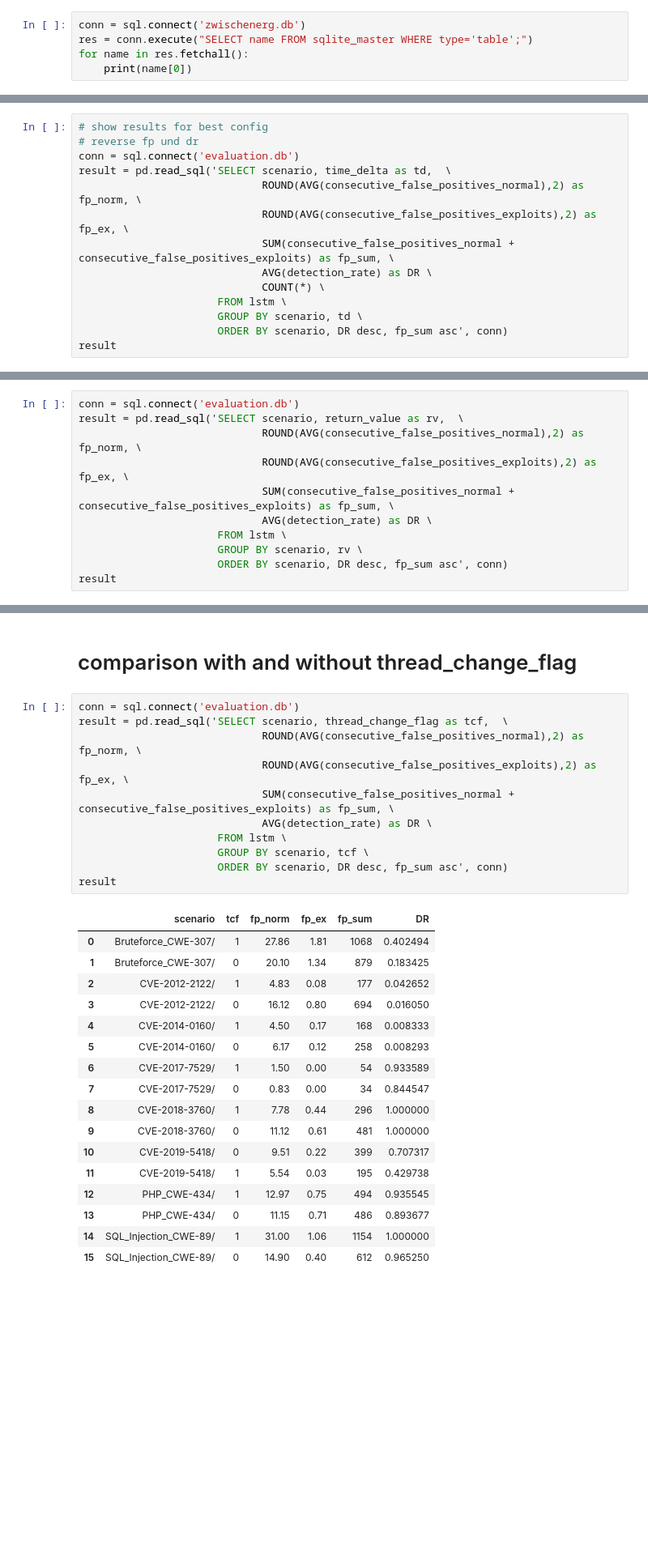
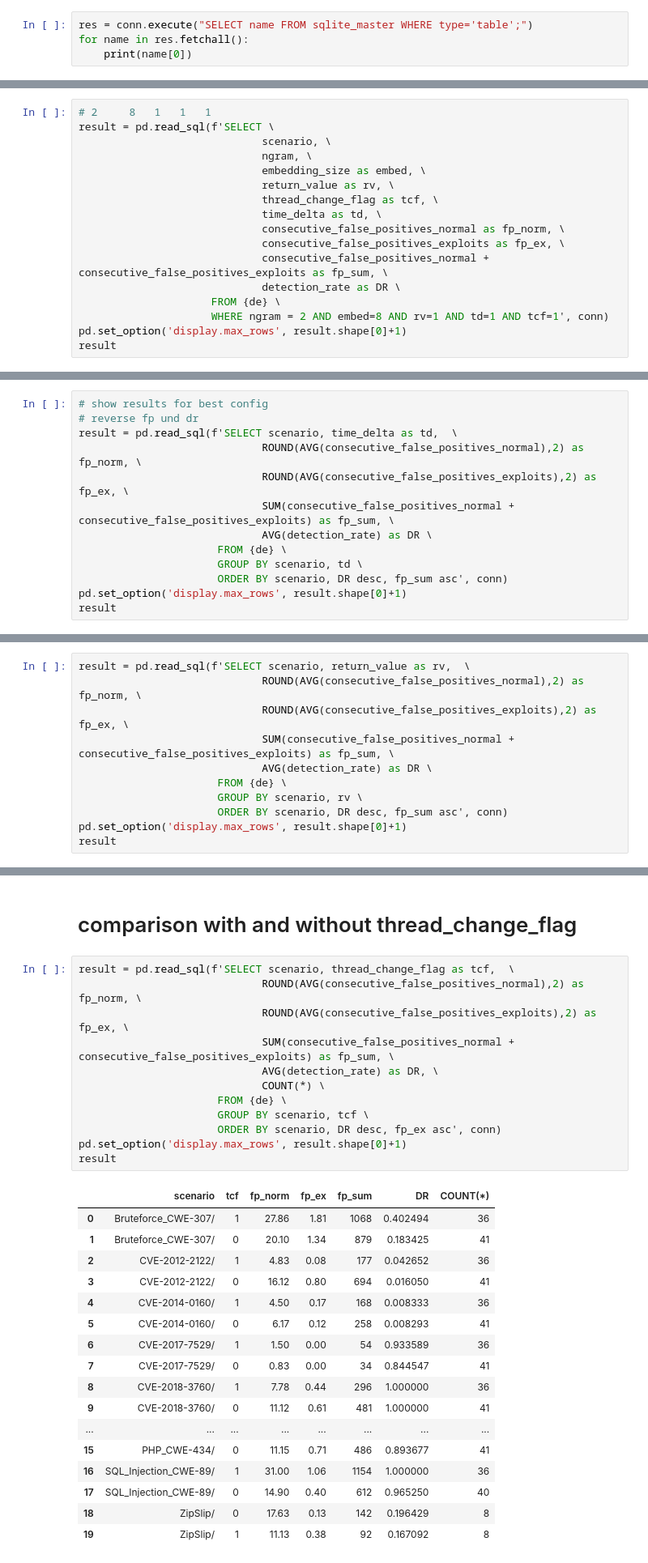
Before and after one commit to LID-DS/LID-DS, a Jupyter notebook: algorithms/evaluation/eval.ipynb, the cells around one changed output, grey strips where cells are left out. Shown at 81% size. Drawn from its saved outputs; the diff is of its cells as text; blank space fills up the shorter version.

```diff
--- a/algorithms/evaluation/eval.ipynb
+++ b/algorithms/evaluation/eval.ipynb
@@ -56,7 +56,6 @@ try:
 except ValueError:
     print('Table already exists')
 # %%
-conn = sql.connect('zwischenerg.db')
 res = conn.execute("SELECT name FROM sqlite_master WHERE type='table';")
 for name in res.fetchall():
     print(name[0])
@@ -150,0 +140,17 @@ result
+# %%
+# 2 	8 	1 	1 	1
+result = pd.read_sql(f'SELECT \
+                             scenario, \
+                             ngram, \
+                             embedding_size as embed, \
+                             return_value as rv, \
+                             thread_change_flag as tcf, \
+                             time_delta as td, \
+                             consecutive_false_positives_normal as fp_norm, \
+                             consecutive_false_positives_exploits as fp_ex, \
+                             consecutive_false_positives_normal + consecutive_false_positives_exploits as fp_sum, \
+                             detection_rate as DR \
+                     FROM {de} \
+                     WHERE ngram = 2 AND embed=8 AND rv=1 AND td=1 AND tcf=1', conn)
+pd.set_option('display.max_rows', result.shape[0]+1)
+result
@@ -153,16 +171,15 @@ result
 # %%
 # show results for best config
 # reverse fp und dr
-conn = sql.connect('evaluation.db')
-result = pd.read_sql('SELECT scenario, time_delta as td,  \
+result = pd.read_sql(f'SELECT scenario, time_delta as td,  \
                              ROUND(AVG(consecutive_false_positives_normal),2) as fp_norm, \
                              ROUND(AVG(consecutive_false_positives_exploits),2) as fp_ex, \
                              SUM(consecutive_false_positives_normal + consecutive_false_positives_exploits) as fp_sum, \
                              AVG(detection_rate) as DR \
-                             COUNT(*) \
-                      FROM lstm \
+                      FROM {de} \
                       GROUP BY scenario, td \
                       ORDER BY scenario, DR desc, fp_sum asc', conn)
+pd.set_option('display.max_rows', result.shape[0]+1)
 result
 # %% [output]
 |  | scenario | td | fp_norm | fp_ex | fp_sum | DR |
@@ -185,15 +202,15 @@ result
 # %% [markdown]
 # comparison with and without return_value
 # %%
-conn = sql.connect('evaluation.db')
-result = pd.read_sql('SELECT scenario, return_value as rv,  \
+result = pd.read_sql(f'SELECT scenario, return_value as rv,  \
                              ROUND(AVG(consecutive_false_positives_normal),2) as fp_norm, \
                              ROUND(AVG(consecutive_false_positives_exploits),2) as fp_ex, \
                              SUM(consecutive_false_positives_normal + consecutive_false_positives_exploits) as fp_sum, \
                              AVG(detection_rate) as DR \
-                      FROM lstm \
+                      FROM {de} \
                       GROUP BY scenario, rv \
                       ORDER BY scenario, DR desc, fp_sum asc', conn)
+pd.set_option('display.max_rows', result.shape[0]+1)
 result
 # %% [output]
 |  | scenario | rv | fp_norm | fp_ex | fp_sum | DR |
@@ -216,34 +233,35 @@ result
 # %% [markdown]
 # comparison with and without thread_change_flag
 # %%
-conn = sql.connect('evaluation.db')
-result = pd.read_sql('SELECT scenario, thread_change_flag as tcf,  \
+result = pd.read_sql(f'SELECT scenario, thread_change_flag as tcf,  \
                              ROUND(AVG(consecutive_false_positives_normal),2) as fp_norm, \
                              ROUND(AVG(consecutive_false_positives_exploits),2) as fp_ex, \
                              SUM(consecutive_false_positives_normal + consecutive_false_positives_exploits) as fp_sum, \
-                             AVG(detection_rate) as DR \
-                      FROM lstm \
+                             AVG(detection_rate) as DR, \
+                             COUNT(*) \
+                      FROM {de} \
                       GROUP BY scenario, tcf \
-                      ORDER BY scenario, DR desc, fp_sum asc', conn)
+                      ORDER BY scenario, DR desc, fp_ex asc', conn)
+pd.set_option('display.max_rows', result.shape[0]+1)
 result
 # %% [output]
-|  | scenario | tcf | fp_norm | fp_ex | fp_sum | DR |
-| 0 | Bruteforce_CWE-307/ | 1 | 27.86 | 1.81 | 1068 | 0.402494 |
-| 1 | Bruteforce_CWE-307/ | 0 | 20.10 | 1.34 | 879 | 0.183425 |
-| 2 | CVE-2012-2122/ | 1 | 4.83 | 0.08 | 177 | 0.042652 |
-| 3 | CVE-2012-2122/ | 0 | 16.12 | 0.80 | 694 | 0.016050 |
-| 4 | CVE-2014-0160/ | 1 | 4.50 | 0.17 | 168 | 0.008333 |
-| 5 | CVE-2014-0160/ | 0 | 6.17 | 0.12 | 258 | 0.008293 |
-| 6 | CVE-2017-7529/ | 1 | 1.50 | 0.00 | 54 | 0.933589 |
-| 7 | CVE-2017-7529/ | 0 | 0.83 | 0.00 | 34 | 0.844547 |
-| 8 | CVE-2018-3760/ | 1 | 7.78 | 0.44 | 296 | 1.000000 |
-| 9 | CVE-2018-3760/ | 0 | 11.12 | 0.61 | 481 | 1.000000 |
-| 10 | CVE-2019-5418/ | 0 | 9.51 | 0.22 | 399 | 0.707317 |
-| 11 | CVE-2019-5418/ | 1 | 5.54 | 0.03 | 195 | 0.429738 |
-| 12 | PHP_CWE-434/ | 1 | 12.97 | 0.75 | 494 | 0.935545 |
-| 13 | PHP_CWE-434/ | 0 | 11.15 | 0.71 | 486 | 0.893677 |
-| 14 | SQL_Injection_CWE-89/ | 1 | 31.00 | 1.06 | 1154 | 1.000000 |
-| 15 | SQL_Injection_CWE-89/ | 0 | 14.90 | 0.40 | 612 | 0.965250 |
+|  | scenario | tcf | fp_norm | fp_ex | fp_sum | DR | COUNT(*) |
+| 0 | Bruteforce_CWE-307/ | 1 | 27.86 | 1.81 | 1068 | 0.402494 | 36 |
+| 1 | Bruteforce_CWE-307/ | 0 | 20.10 | 1.34 | 879 | 0.183425 | 41 |
+| 2 | CVE-2012-2122/ | 1 | 4.83 | 0.08 | 177 | 0.042652 | 36 |
+| 3 | CVE-2012-2122/ | 0 | 16.12 | 0.80 | 694 | 0.016050 | 41 |
+| 4 | CVE-2014-0160/ | 1 | 4.50 | 0.17 | 168 | 0.008333 | 36 |
+| 5 | CVE-2014-0160/ | 0 | 6.17 | 0.12 | 258 | 0.008293 | 41 |
+| 6 | CVE-2017-7529/ | 1 | 1.50 | 0.00 | 54 | 0.933589 | 36 |
+| 7 | CVE-2017-7529/ | 0 | 0.83 | 0.00 | 34 | 0.844547 | 41 |
+| 8 | CVE-2018-3760/ | 1 | 7.78 | 0.44 | 296 | 1.000000 | 36 |
+| 9 | CVE-2018-3760/ | 0 | 11.12 | 0.61 | 481 | 1.000000 | 41 |
+| ... | ... | ... | ... | ... | ... | ... | ... |
+| 15 | PHP_CWE-434/ | 0 | 11.15 | 0.71 | 486 | 0.893677 | 41 |
+| 16 | SQL_Injection_CWE-89/ | 1 | 31.00 | 1.06 | 1154 | 1.000000 | 36 |
+| 17 | SQL_Injection_CWE-89/ | 0 | 14.90 | 0.40 | 612 | 0.965250 | 40 |
+| 18 | ZipSlip/ | 0 | 17.63 | 0.13 | 142 | 0.196429 | 8 |
+| 19 | ZipSlip/ | 1 | 11.13 | 0.38 | 92 | 0.167092 | 8 |
 # %% [markdown]
 # comparison of all extra params for each scenario
 # %%
```
Also changed, not shown: parts of 12 cells of this notebook.
